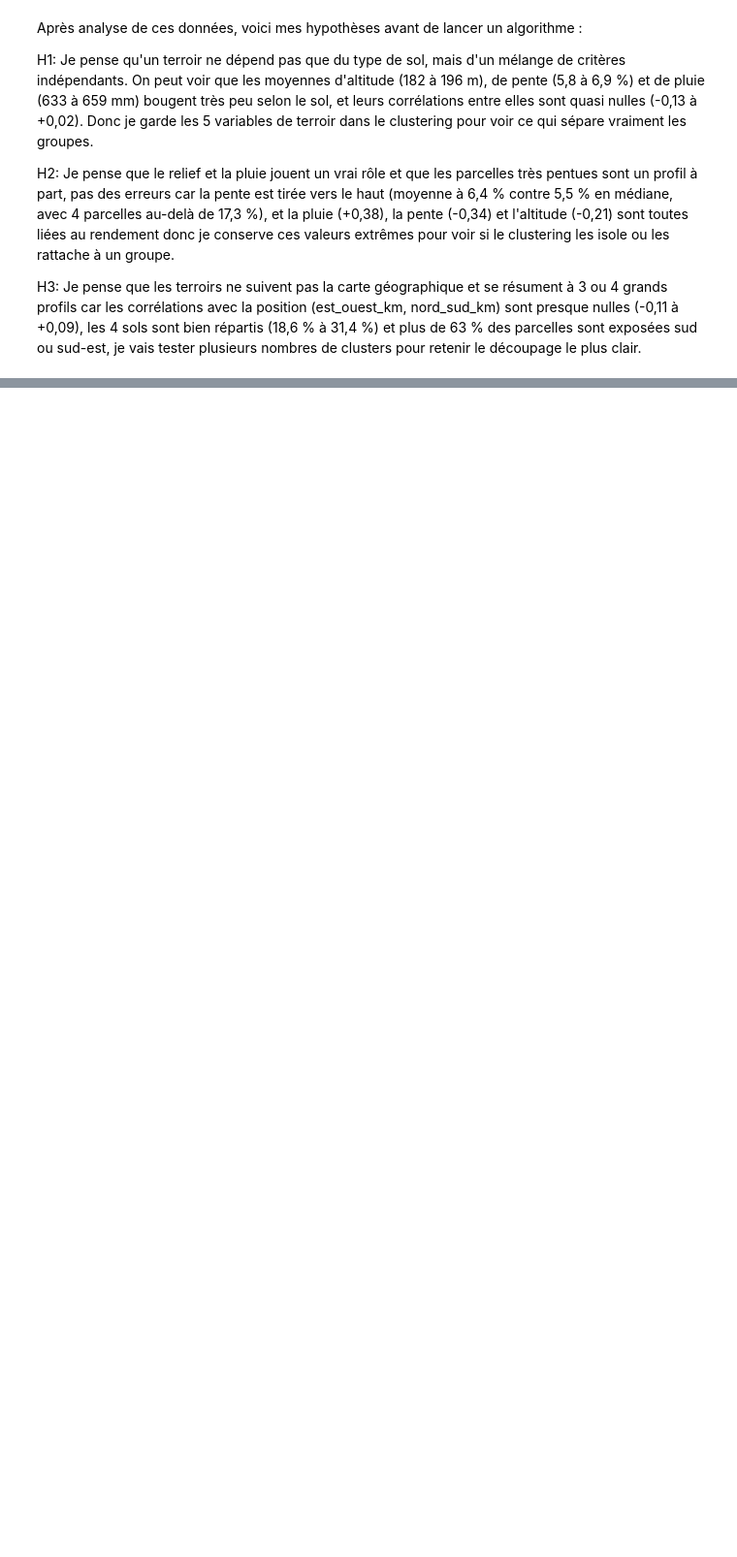
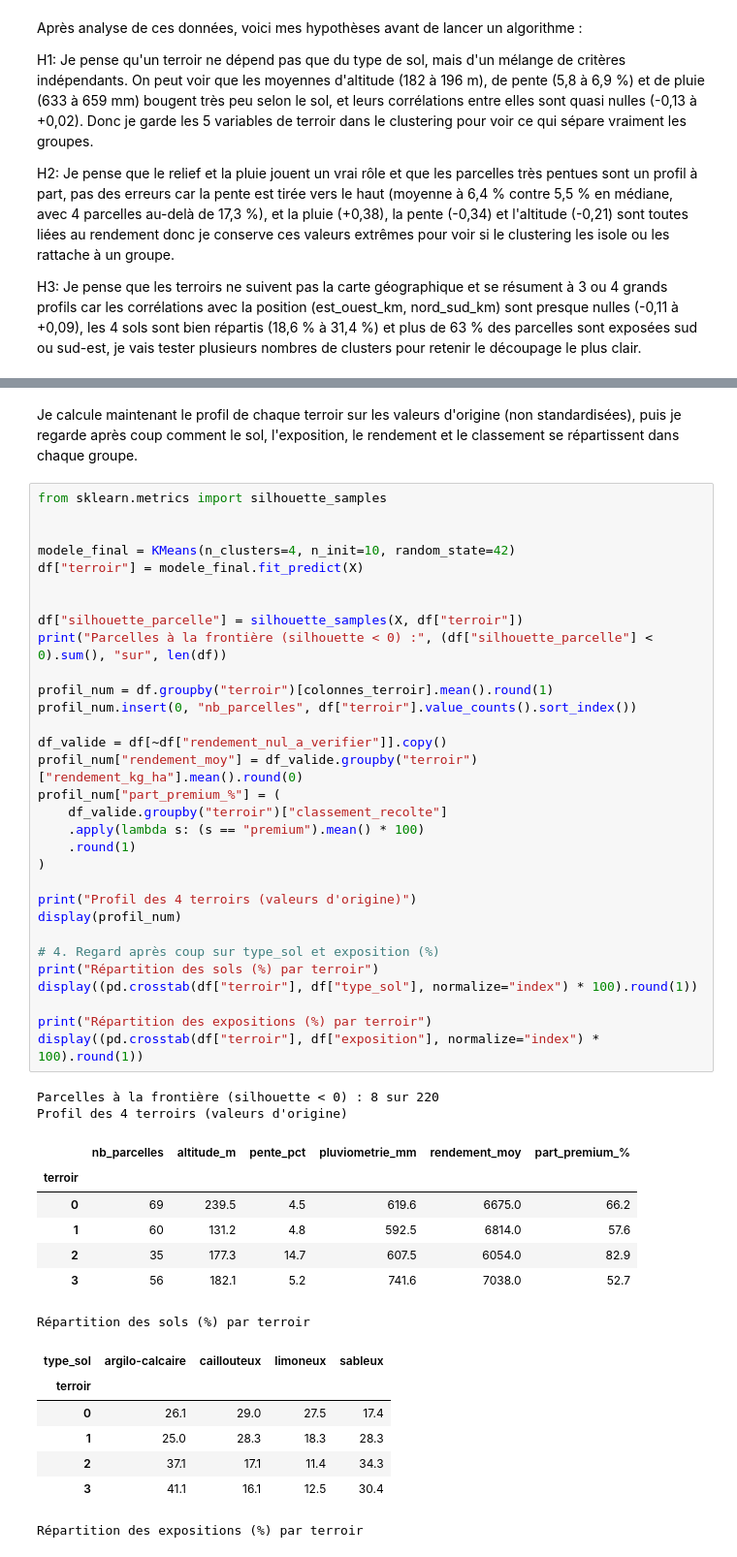
Before and after one commit to mohsine92/projet_datamining, a Jupyter notebook: notebooks/Question 7.ipynb, the cells around one changed output, grey strips where cells are left out. Shown at 97% size. Cells and saved outputs as stored; diff of their text form; blank space fills up the shorter version.

```diff
--- a/notebooks/Question 7.ipynb
+++ b/notebooks/Question 7.ipynb
@@ -186,0 +260,50 @@ Je remplace donc les 8 pluies manquantes par la médiane (646 mm, plus robuste a
+# %% [markdown]
+Je calcule maintenant le profil de chaque terroir sur les valeurs d'origine (non standardisées), puis je regarde après coup comment le sol, l'exposition, le rendement et le classement se répartissent dans chaque groupe.
+# %%
+from sklearn.metrics import silhouette_samples
+
+
+modele_final = KMeans(n_clusters=4, n_init=10, random_state=42)
+df["terroir"] = modele_final.fit_predict(X)
+
+
+df["silhouette_parcelle"] = silhouette_samples(X, df["terroir"])
+print("Parcelles à la frontière (silhouette < 0) :", (df["silhouette_parcelle"] < 0).sum(), "sur", len(df))
+
+profil_num = df.groupby("terroir")[colonnes_terroir].mean().round(1)
+profil_num.insert(0, "nb_parcelles", df["terroir"].value_counts().sort_index())
+
+df_valide = df[~df["rendement_nul_a_verifier"]].copy()
+profil_num["rendement_moy"] = df_valide.groupby("terroir")["rendement_kg_ha"].mean().round(0)
+profil_num["part_premium_%"] = (
+    df_valide.groupby("terroir")["classement_recolte"]
+    .apply(lambda s: (s == "premium").mean() * 100)
+    .round(1)
+)
+
+print("Profil des 4 terroirs (valeurs d'origine)")
+display(profil_num)
+
+# 4. Regard après coup sur type_sol et exposition (%)
+print("Répartition des sols (%) par terroir")
+display((pd.crosstab(df["terroir"], df["type_sol"], normalize="index") * 100).round(1))
+
+print("Répartition des expositions (%) par terroir")
+display((pd.crosstab(df["terroir"], df["exposition"], normalize="index") * 100).round(1))
+# %% [output]
+Parcelles à la frontière (silhouette < 0) : 8 sur 220
+Profil des 4 terroirs (valeurs d'origine)
+|  | nb_parcelles | altitude_m | pente_pct | pluviometrie_mm | rendement_moy | part_premium_% |
+| terroir |  |  |  |  |  |  |
+| 0 | 69 | 239.5 | 4.5 | 619.6 | 6675.0 | 66.2 |
+| 1 | 60 | 131.2 | 4.8 | 592.5 | 6814.0 | 57.6 |
+| 2 | 35 | 177.3 | 14.7 | 607.5 | 6054.0 | 82.9 |
+| 3 | 56 | 182.1 | 5.2 | 741.6 | 7038.0 | 52.7 |
+Répartition des sols (%) par terroir
+| type_sol | argilo-calcaire | caillouteux | limoneux | sableux |
+| terroir |  |  |  |  |
+| 0 | 26.1 | 29.0 | 27.5 | 17.4 |
+| 1 | 25.0 | 28.3 | 18.3 | 28.3 |
+| 2 | 37.1 | 17.1 | 11.4 | 34.3 |
+| 3 | 41.1 | 16.1 | 12.5 | 30.4 |
+Répartition des expositions (%) par terroir
```
Also changed, not shown: parts of 10 cells of this notebook, 2 other files.
